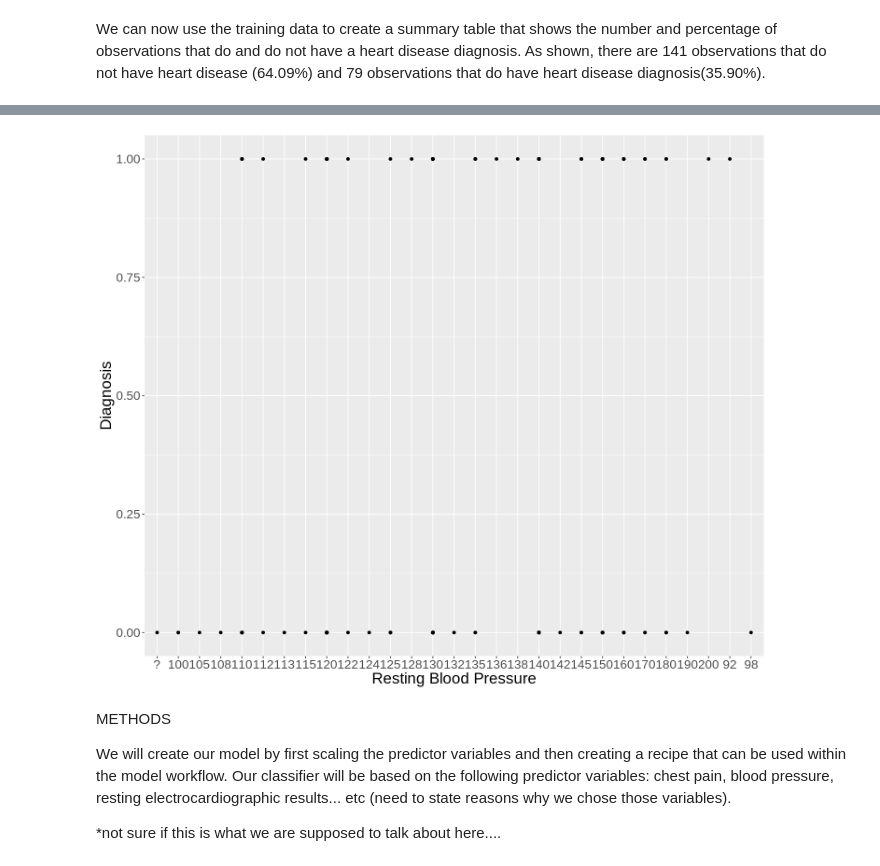
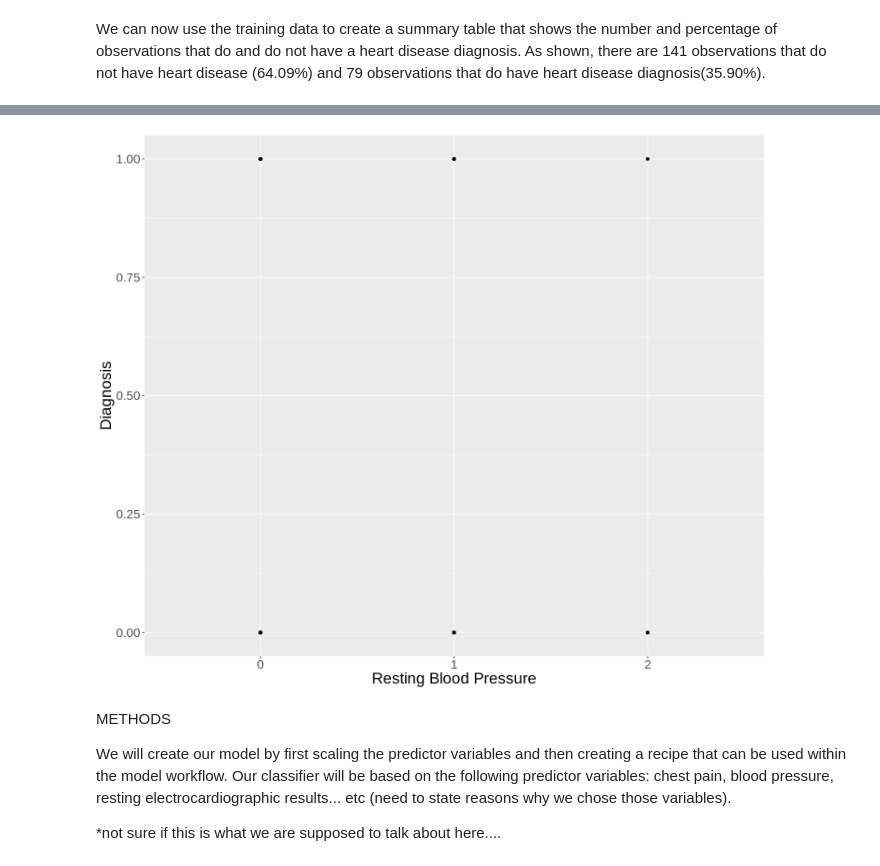
Before and after one commit to julieklipp/Project-Proposal, a Jupyter notebook: Project Proposal.ipynb, the cells around one changed output, grey strips where cells are left out. Drawn from its saved outputs; the diff is of its cells as text; code cells hidden in the pictures.

```diff
--- a/Project Proposal.ipynb
+++ b/Project Proposal.ipynb
@@ -75,7 +78,7 @@ A tibble: 294 × 14
 # %% [markdown]
 Since the data is already in tidy format and the variables are the correct data type, we can now divide our heart disease data set into a training set and a testing set using set.seed for a random yet reproducible split.
 # %%
-split_heart_data <- initial_split(untidy_heart_data_2, prop = 0.75, strata = Diagnosis)
+split_heart_data <- initial_split(untidy_heart_data_2, prop = 0.75, strata = diagnosis)
 training_heart_data <- training(split_heart_data)
 testing_heart_data <- testing(split_heart_data)
 glimpse(training_heart_data)
@@ -126,14 +150,14 @@ heart_plot1
 # %%
 options(repr.plot.width = 12, repr.plot.height = 10)
 heart_plot2 <- training_heart_data |>
-    ggplot(aes(x = Trestbps, y = Diagnosis)) +
+    ggplot(aes(x = resting_electrocardiographic_results, y = diagnosis)) +
     geom_point() +
     labs(x = "Resting Blood Pressure", y = "Diagnosis") +
     theme(text = element_text(size = 20))
 
 heart_plot2
 # %% [output]
-[figure, old version]
+[figure, new version]
 # %% [markdown]
 METHODS
 
```
Also changed, not shown: parts of 7 cells of this notebook.
